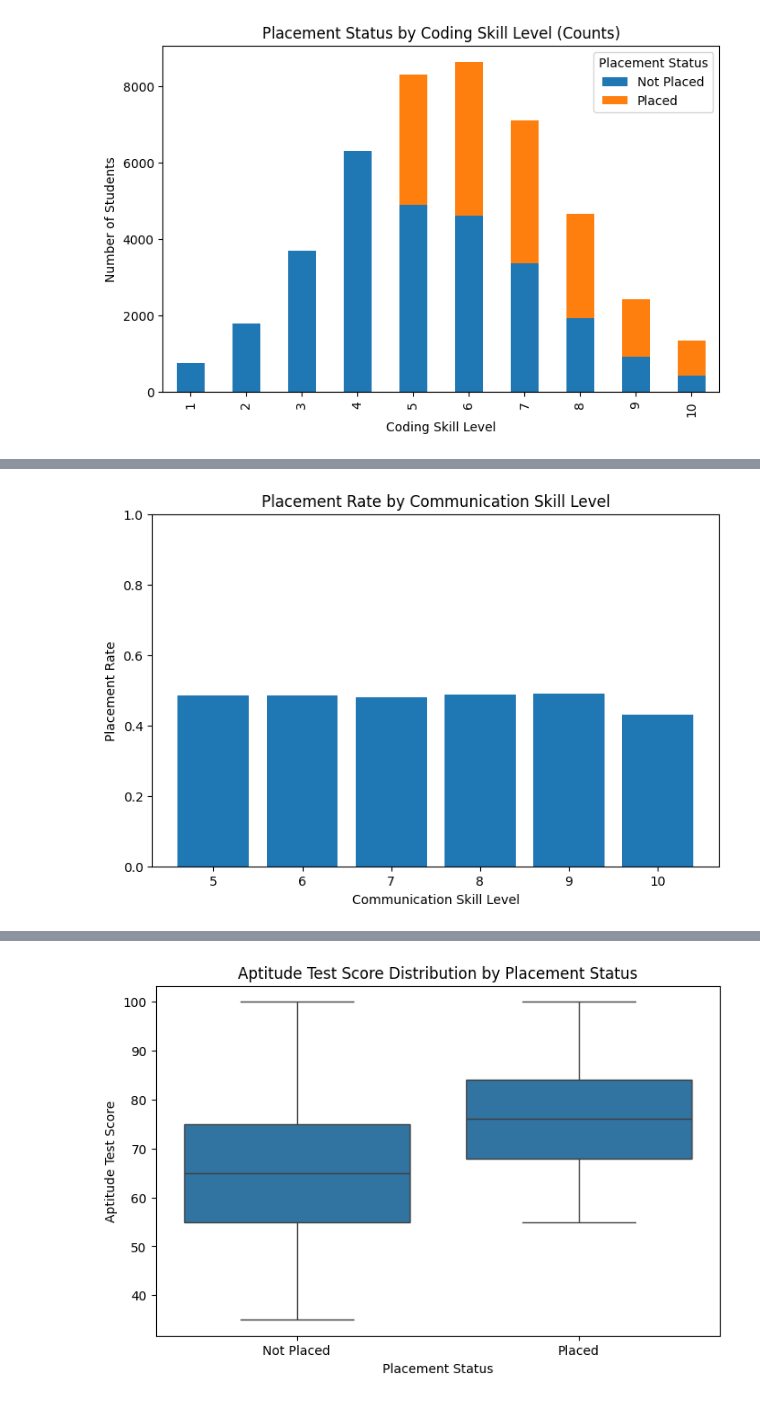
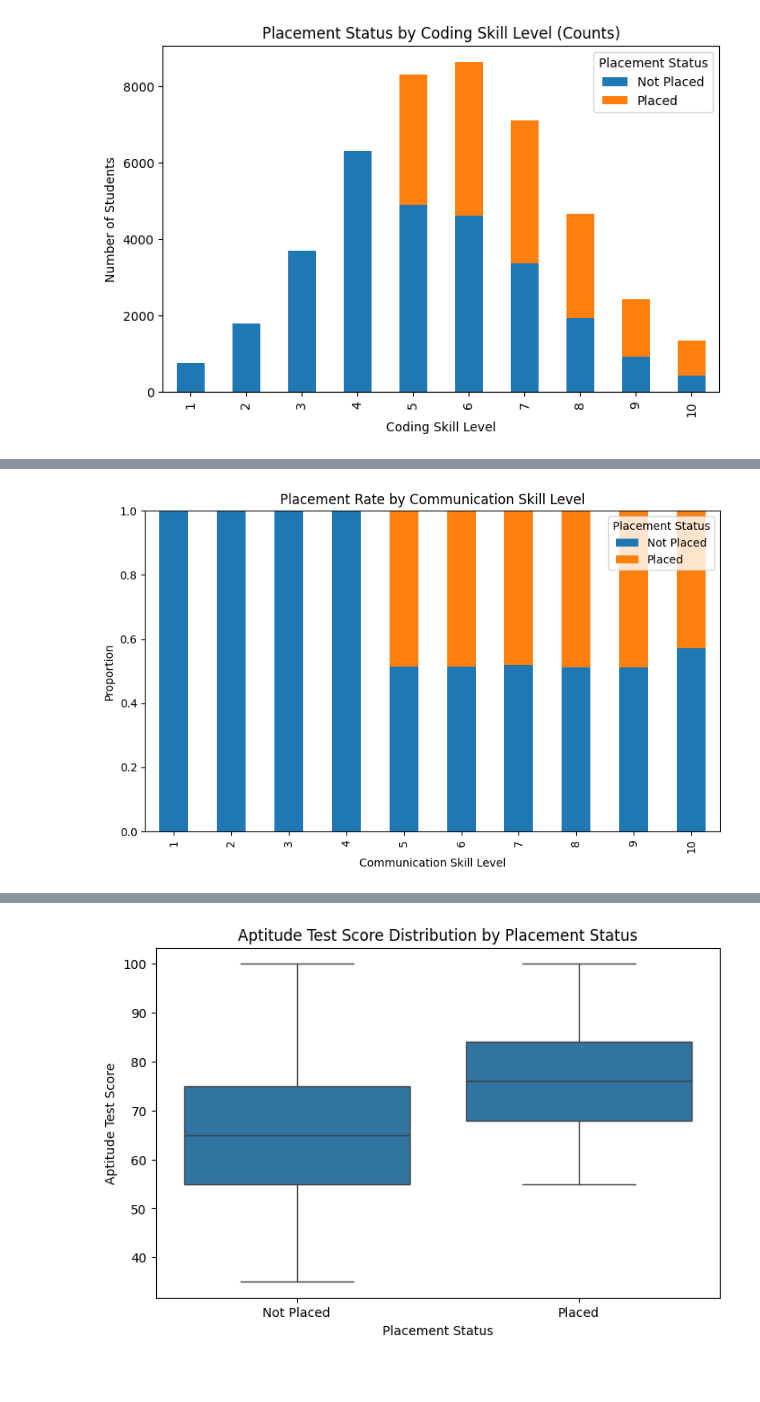
Before and after one commit to muskaanmahes/DS-7331-Term-Project, a Jupyter notebook: Lab1_Visualization_and_Data_Preprocessing/Nino_Notebook.ipynb, the cells around one changed output, grey strips where cells are left out. Drawn from its saved outputs; the diff is of its cells as text; code cells hidden in the pictures; blank space fills up the shorter version.

```diff
--- a/Lab1_Visualization_and_Data_Preprocessing/Nino_Notebook.ipynb
+++ b/Lab1_Visualization_and_Data_Preprocessing/Nino_Notebook.ipynb
@@ -575,22 +521,32 @@ plt.show()
 # %%
 # Ensure correct order
-comm_order = sorted(df['Communication_Skills'].unique())
+comm_levels = sorted(df['Communication_Skills'].dropna().unique())
 
-placement_rate = (
-    df[df['Placement_Status'] == 'Placed']
-    .groupby('Communication_Skills')
-    .size() / df.groupby('Communication_Skills').size()
+comm_counts = (
+    df.groupby(['Communication_Skills', 'Placement_Status'])
+    .size()
+    .unstack(fill_value=0)
 )
 
-placement_rate = placement_rate.loc[comm_order]
+comm_counts = comm_counts.reindex(comm_levels, fill_value=0)
 
-plt.figure(figsize=(8,5))
-plt.bar(placement_rate.index, placement_rate.values)
+comm_norm = comm_counts.div(
+    comm_counts.sum(axis=1),
+    axis=0
+)
+
+comm_norm.plot(
+    kind='bar',
+    stacked=True,
+    figsize=(8, 5)
+)
 
 plt.title('Placement Rate by Communication Skill Level')
 plt.xlabel('Communication Skill Level')
-plt.ylabel('Placement Rate')
-plt.ylim(0,1)
+plt.ylabel('Proportion')
+plt.legend(title='Placement Status')
+plt.ylim(0, 1)
+plt.tight_layout()
 plt.show()
 # %% [output]
-[figure, old version]
+[figure, new version]
```
Also changed, not shown: parts of 34 cells of this notebook.
